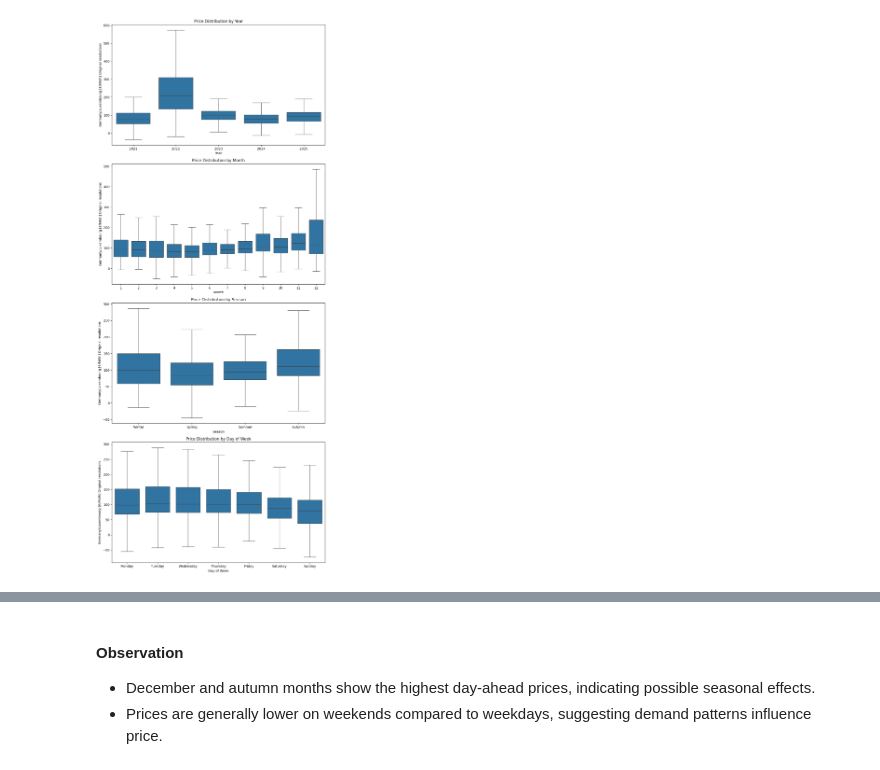
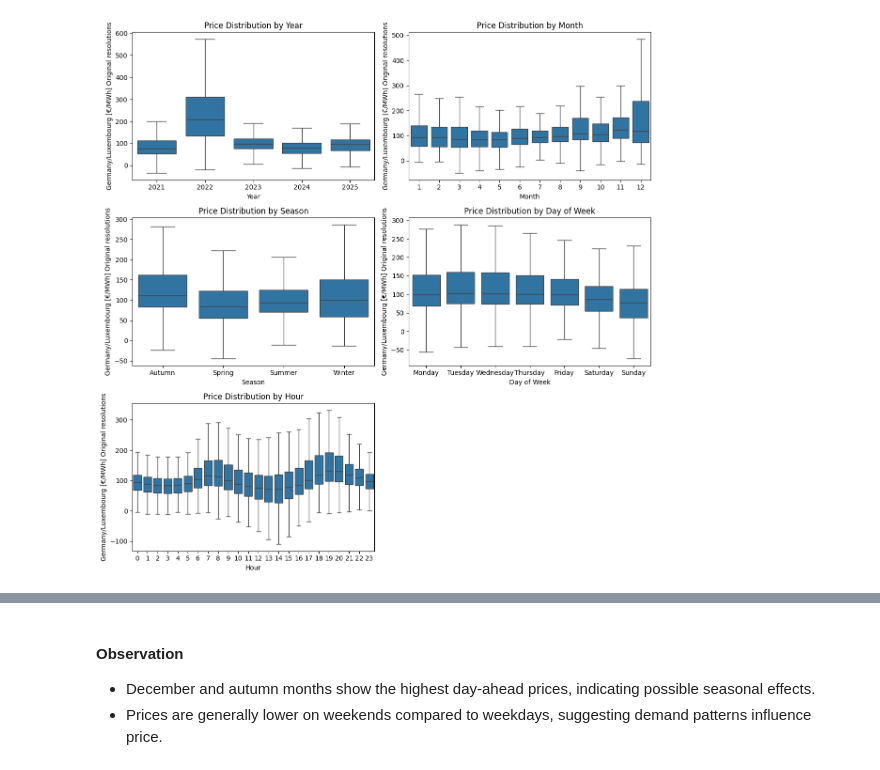
Before and after one commit to Alaeddin-B/german-energy-price-forecasting-mlops, a Jupyter notebook: notebooks/01-EDA.ipynb, the cells around one changed output, grey strips where cells are left out. Drawn from its saved outputs; the diff is of its cells as text; code cells hidden in the pictures.

Commit message:
updated notebook formatting, added a Table of Contents, added more features, and included more visualizations for univariate analysis.

```diff
--- a/notebooks/01-EDA.ipynb
+++ b/notebooks/01-EDA.ipynb
@@ -103,5 +165,9 @@ None
 - The datasets required significant cleaning to ensure consistency and usability for time series analysis. Handling missing values and proper type conversion are crucial for downstream analysis.
 # %%
+# Remove duplicates if any
+actual_generation = actual_generation.drop_duplicates()
+day_ahead_prices = day_ahead_prices.drop_duplicates()
+
 # Convert 'Start date' and 'End date' columns to datetime objects for both datasets
 date_format = "%b %d, %Y %I:%M %p"
 
@@ -109,6 +175,10 @@ actual_generation['Start date'] = pd.to_datetime(actual_generation['Start date']
 actual_generation['End date'] = pd.to_datetime(actual_generation['End date'], format=date_format)
 day_ahead_prices['Start date'] = pd.to_datetime(day_ahead_prices['Start date'], format=date_format)
 day_ahead_prices['End date'] = pd.to_datetime(day_ahead_prices['End date'], format=date_format)
+
+# Delete rows with Start date >= 2025-09-17 (incomplete day)
+actual_generation = actual_generation[actual_generation['Start date'] < '2025-09-17']
+day_ahead_prices = day_ahead_prices[day_ahead_prices['Start date'] < '2025-09-17']
 # %%
 # Convert all object columns to float after removing commas
 for df in [actual_generation, day_ahead_prices]:
@@ -147 +231,8 @@ Name: Total Generation [MWh], dtype: float64
+# %%
+# Add columns for year, month, season, and day of week
+day_ahead_prices['year'] = day_ahead_prices["Start date"].dt.year
+day_ahead_prices['season'] = day_ahead_prices["Start date"].dt.month.apply(get_season).astype('category')
+day_ahead_prices['month'] = day_ahead_prices["Start date"].dt.month.astype('category')
+day_ahead_prices['day_of_week'] = day_ahead_prices["Start date"].dt.day_name().astype('category')
+day_ahead_prices['hour'] = day_ahead_prices["Start date"].dt.hour.astype('category')
 # %%
@@ -218,70 +254,67 @@ plt.show()
 # %%
 # Box plots to visualize price distribution by year, month, season, and day of the week
-# Helper function to assign season based on month
-def get_season(month):
-    if month in [12, 1, 2]:
-        return 'Winter'
-    elif month in [3, 4, 5]:
-        return 'Spring'
-    elif month in [6, 7, 8]:
-        return 'Summer'
-    else:
-        return 'Autumn'
 
-# Add columns for year, month, season, and day of week
-day_ahead_prices['year'] = day_ahead_prices["Start date"].dt.year
-day_ahead_prices['season'] = day_ahead_prices["Start date"].dt.month.apply(get_season)
-day_ahead_prices['month'] = day_ahead_prices["Start date"].dt.month
-day_ahead_prices['day_of_week'] = day_ahead_prices["Start date"].dt.day_name()
-
-fig, axes = plt.subplots(4, 1, figsize=(10, 24))
+fig, axes = plt.subplots(3, 2, figsize=(12, 12))
 
 # Box plot for price by year
 sns.boxplot(
-    ax=axes[0],
+    ax=axes[0, 0],
     x='year',
     y='Germany/Luxembourg [€/MWh] Original resolutions',
     data=day_ahead_prices,
     showfliers=False
 )
-axes[0].set_title('Price Distribution by Year')
-axes[0].set_xlabel('Year')
+axes[0, 0].set_title('Price Distribution by Year')
+axes[0, 0].set_xlabel('Year')
 
 # Box plot for price by month
 sns.boxplot(
-    ax=axes[1],
+    ax=axes[0, 1],
     x='month',
     y='Germany/Luxembourg [€/MWh] Original resolutions',
     data=day_ahead_prices,
     showfliers=False
 )
-axes[1].set_title('Price Distribution by Month')
-axes[1].set_xlabel('Month')
+axes[0, 1].set_title('Price Distribution by Month')
+axes[0, 1].set_xlabel('Month')
 
 # Box plot for price by season
 sns.boxplot(
-    ax=axes[2],
+    ax=axes[1, 0],
     x='season',
     y='Germany/Luxembourg [€/MWh] Original resolutions',
     data=day_ahead_prices,
     showfliers=False
 )
-axes[2].set_title('Price Distribution by Season')
-axes[2].set_xlabel('Season')
+axes[1, 0].set_title('Price Distribution by Season')
+axes[1, 0].set_xlabel('Season')
 
 # Box plot for price by day of the week
 sns.boxplot(
-    ax=axes[3],
+    ax=axes[1, 1],
     x='day_of_week',
     y='Germany/Luxembourg [€/MWh] Original resolutions',
     data=day_ahead_prices,
     order=['Monday', 'Tuesday', 'Wednesday', 'Thursday', 'Friday', 'Saturday', 'Sunday'],
     showfliers=False
 )
-axes[3].set_title('Price Distribution by Day of Week')
-axes[3].set_xlabel('Day of Week')
+axes[1, 1].set_title('Price Distribution by Day of Week')
+axes[1, 1].set_xlabel('Day of Week')
+
+# Box plot for price by hour
+sns.boxplot(
+    ax=axes[2, 0],
+    x='hour',
+    y='Germany/Luxembourg [€/MWh] Original resolutions',
+    data=day_ahead_prices,
+    showfliers=False
+)
+axes[2, 0].set_title('Price Distribution by Hour')
+axes[2, 0].set_xlabel('Hour')
+# Remove empty subplot
+axes[2, 1].remove()
 
 plt.tight_layout()
 plt.show()
 # %% [output]
-[figure, old version]
+[figure, new version]
```
Also changed, not shown: parts of 35 cells of this notebook.
